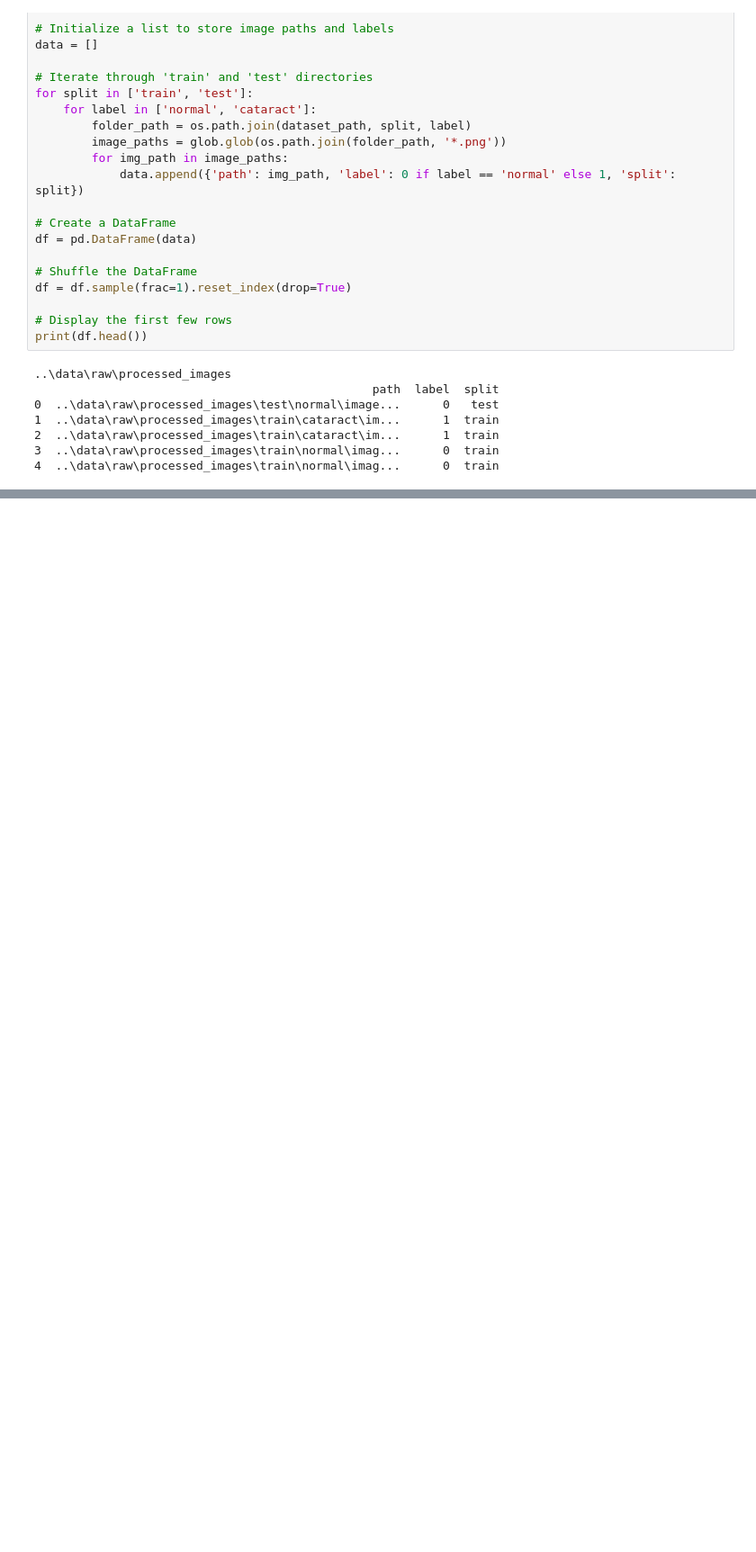
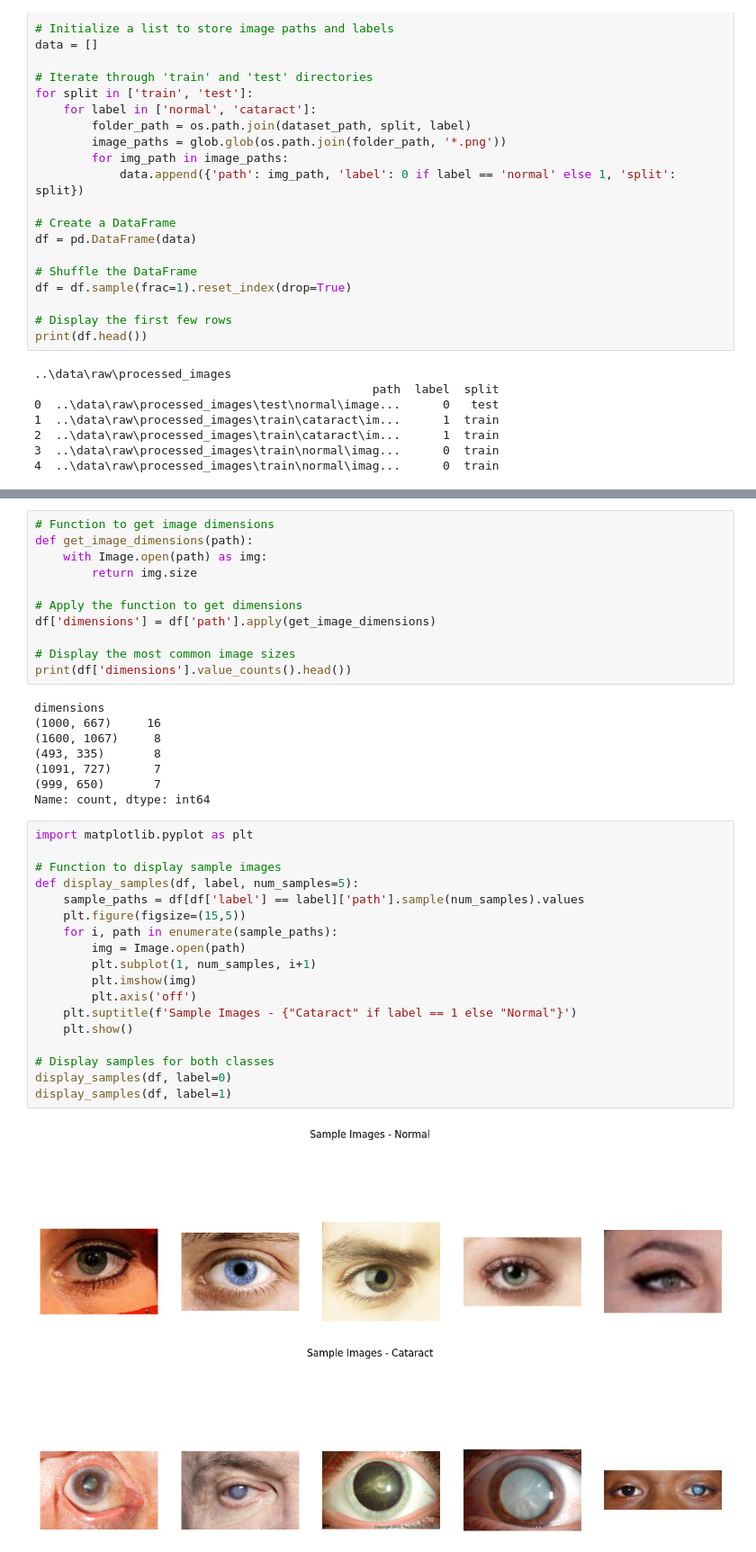
Before and after one commit to Lem0nRavioli/hackathon_efrei, a Jupyter notebook: notebooks/cataract_data_exploration.ipynb, the cells around one changed output, grey strips where cells are left out. Shown at 90% size. Drawn from its saved outputs; the diff is of its cells as text; blank space fills up the shorter version.

```diff
--- a/notebooks/cataract_data_exploration.ipynb
+++ b/notebooks/cataract_data_exploration.ipynb
@@ -63,0 +100,40 @@ print(df.head())
+# %%
+# Function to get image dimensions
+def get_image_dimensions(path):
+    with Image.open(path) as img:
+        return img.size
+
+# Apply the function to get dimensions
+df['dimensions'] = df['path'].apply(get_image_dimensions)
+
+# Display the most common image sizes
+print(df['dimensions'].value_counts().head())
+# %% [output]
+dimensions
+(1000, 667)     16
+(1600, 1067)     8
+(493, 335)       8
+(1091, 727)      7
+(999, 650)       7
+Name: count, dtype: int64
+# %%
+import matplotlib.pyplot as plt
+
+# Function to display sample images
+def display_samples(df, label, num_samples=5):
+    sample_paths = df[df['label'] == label]['path'].sample(num_samples).values
+    plt.figure(figsize=(15,5))
+    for i, path in enumerate(sample_paths):
+        img = Image.open(path)
+        plt.subplot(1, num_samples, i+1)
+        plt.imshow(img)
+        plt.axis('off')
+    plt.suptitle(f'Sample Images - {"Cataract" if label == 1 else "Normal"}')
+    plt.show()
+
+# Display samples for both classes
+display_samples(df, label=0)
+display_samples(df, label=1)
+# %% [output]
+[figure, added]
+[figure, added]
```
Also changed, not shown: parts of 2 cells of this notebook.
